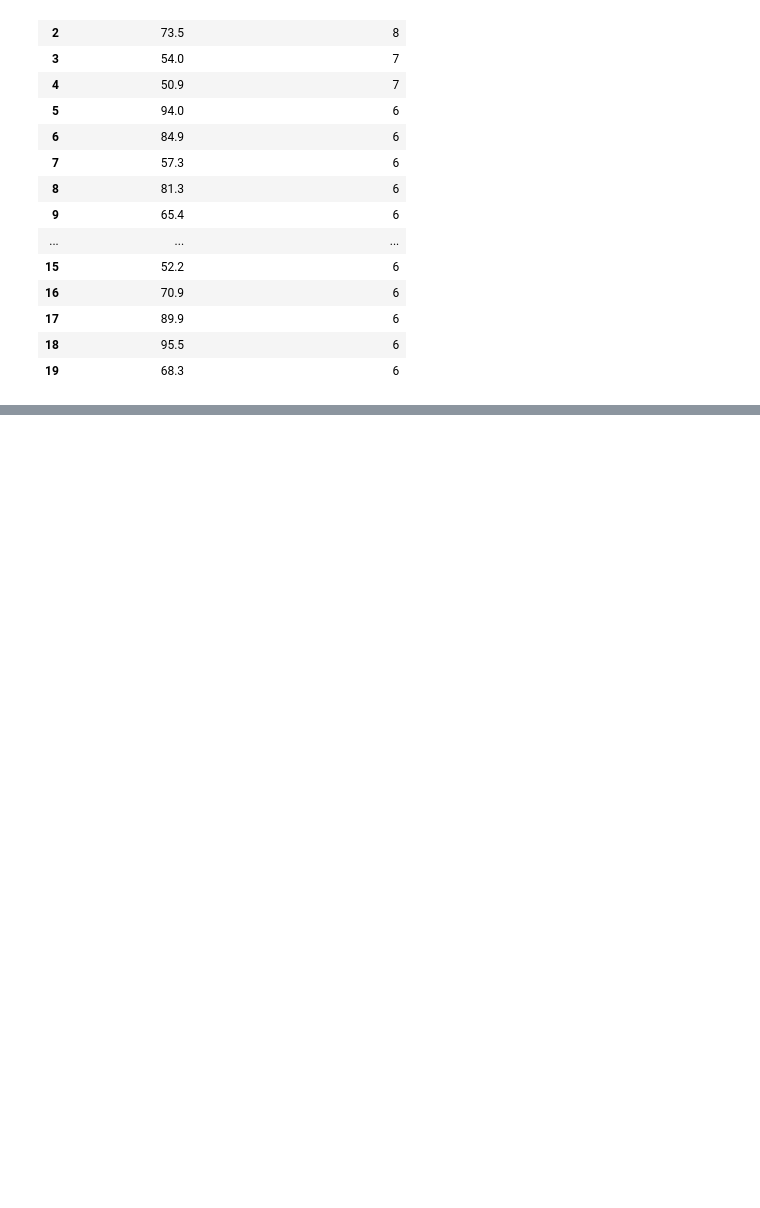
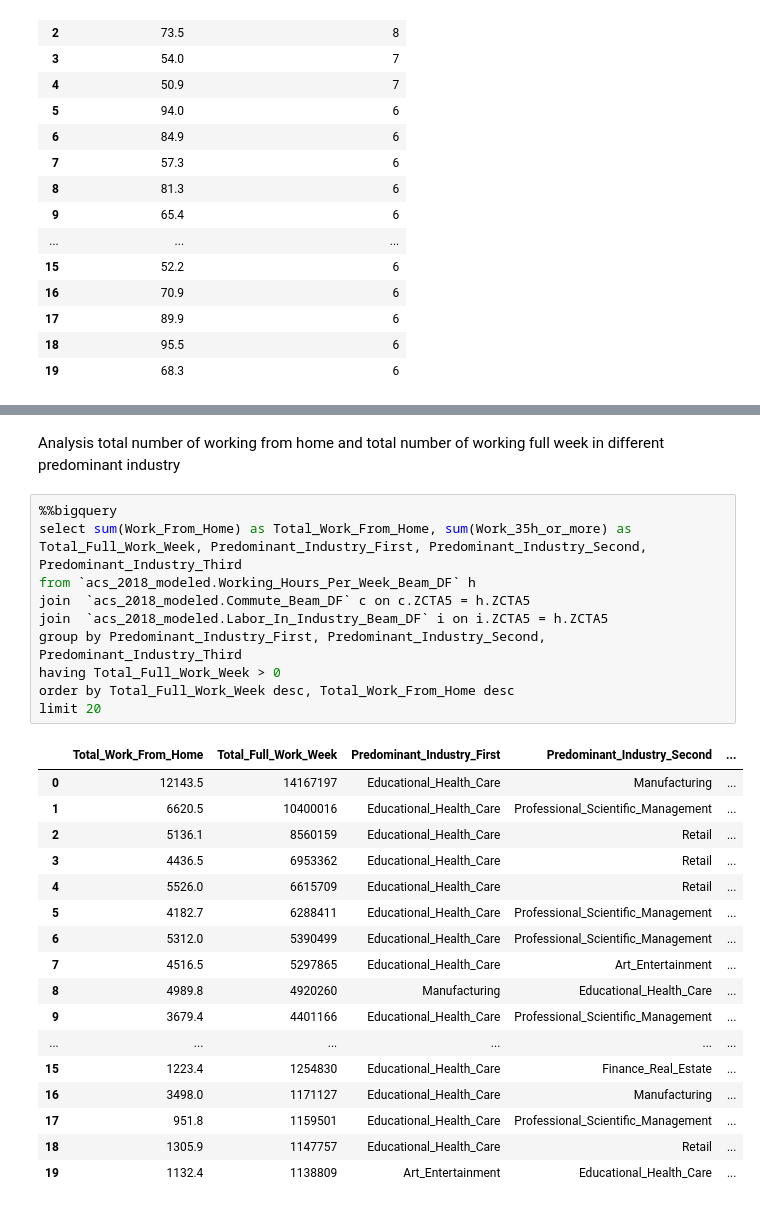
Before and after one commit to xindixu/US-demographic-analysis, a Jupyter notebook: primary-data/acs_2018_analysis.ipynb, the cells around one changed output, grey strips where cells are left out. Cells and saved outputs as stored; diff of their text form; blank space fills up the shorter version.

```diff
--- a/primary-data/acs_2018_analysis.ipynb
+++ b/primary-data/acs_2018_analysis.ipynb
@@ -100,0 +159,30 @@ limit 20
+# %% [markdown]
+Analysis total number of working from home and total number of working full week in different predominant industry
+# %%
+%%bigquery
+select sum(Work_From_Home) as Total_Work_From_Home, sum(Work_35h_or_more) as Total_Full_Work_Week, Predominant_Industry_First, Predominant_Industry_Second, Predominant_Industry_Third
+from `acs_2018_modeled.Working_Hours_Per_Week_Beam_DF` h
+join  `acs_2018_modeled.Commute_Beam_DF` c on c.ZCTA5 = h.ZCTA5
+join  `acs_2018_modeled.Labor_In_Industry_Beam_DF` i on i.ZCTA5 = h.ZCTA5
+group by Predominant_Industry_First, Predominant_Industry_Second, Predominant_Industry_Third
+having Total_Full_Work_Week > 0
+order by Total_Full_Work_Week desc, Total_Work_From_Home desc
+limit 20
+# %% [output]
+|  | Total_Work_From_Home | Total_Full_Work_Week | Predominant_Industry_First | Predominant_Industry_Second | ... |
+| 0 | 12143.5 | 14167197 | Educational_Health_Care | Manufacturing | ... |
+| 1 | 6620.5 | 10400016 | Educational_Health_Care | Professional_Scientific_Management | ... |
+| 2 | 5136.1 | 8560159 | Educational_Health_Care | Retail | ... |
+| 3 | 4436.5 | 6953362 | Educational_Health_Care | Retail | ... |
+| 4 | 5526.0 | 6615709 | Educational_Health_Care | Retail | ... |
+| 5 | 4182.7 | 6288411 | Educational_Health_Care | Professional_Scientific_Management | ... |
+| 6 | 5312.0 | 5390499 | Educational_Health_Care | Professional_Scientific_Management | ... |
+| 7 | 4516.5 | 5297865 | Educational_Health_Care | Art_Entertainment | ... |
+| 8 | 4989.8 | 4920260 | Manufacturing | Educational_Health_Care | ... |
+| 9 | 3679.4 | 4401166 | Educational_Health_Care | Professional_Scientific_Management | ... |
+| ... | ... | ... | ... | ... | ... |
+| 15 | 1223.4 | 1254830 | Educational_Health_Care | Finance_Real_Estate | ... |
+| 16 | 3498.0 | 1171127 | Educational_Health_Care | Manufacturing | ... |
+| 17 | 951.8 | 1159501 | Educational_Health_Care | Professional_Scientific_Management | ... |
+| 18 | 1305.9 | 1147757 | Educational_Health_Care | Retail | ... |
+| 19 | 1132.4 | 1138809 | Art_Entertainment | Educational_Health_Care | ... |
```
Also changed, not shown: parts of 4 cells of this notebook.
